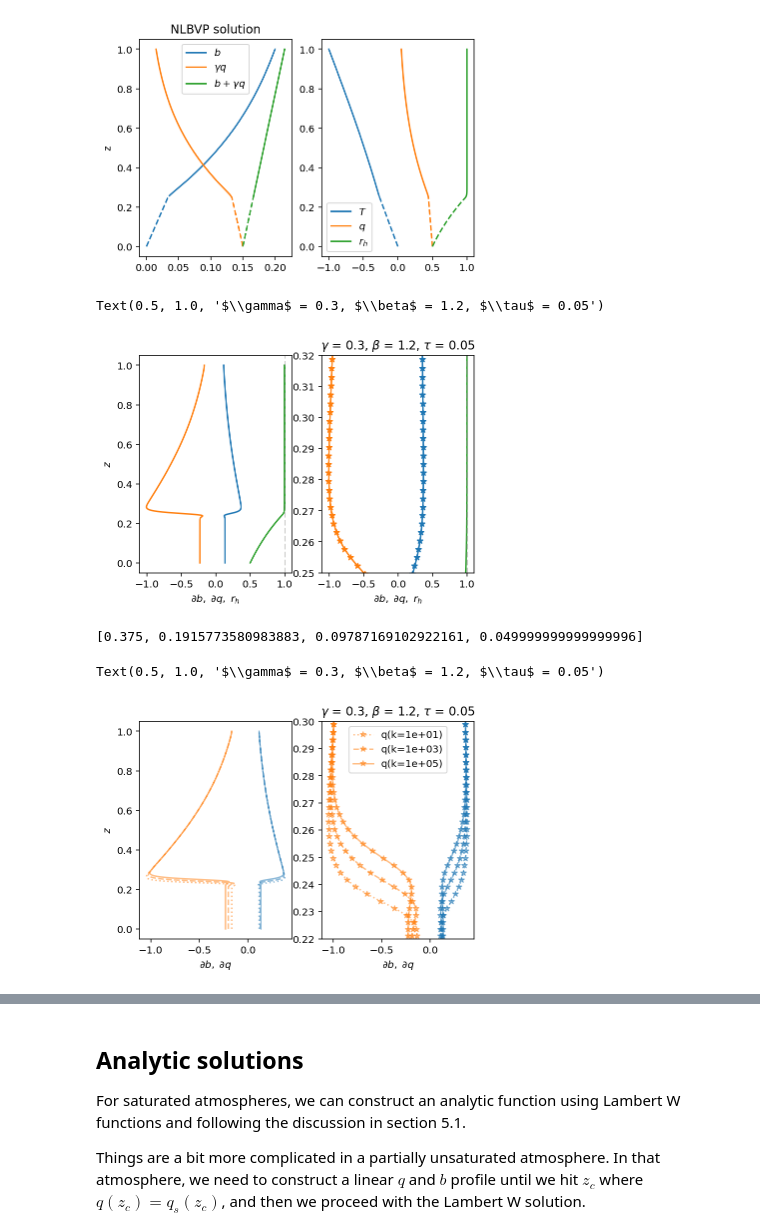
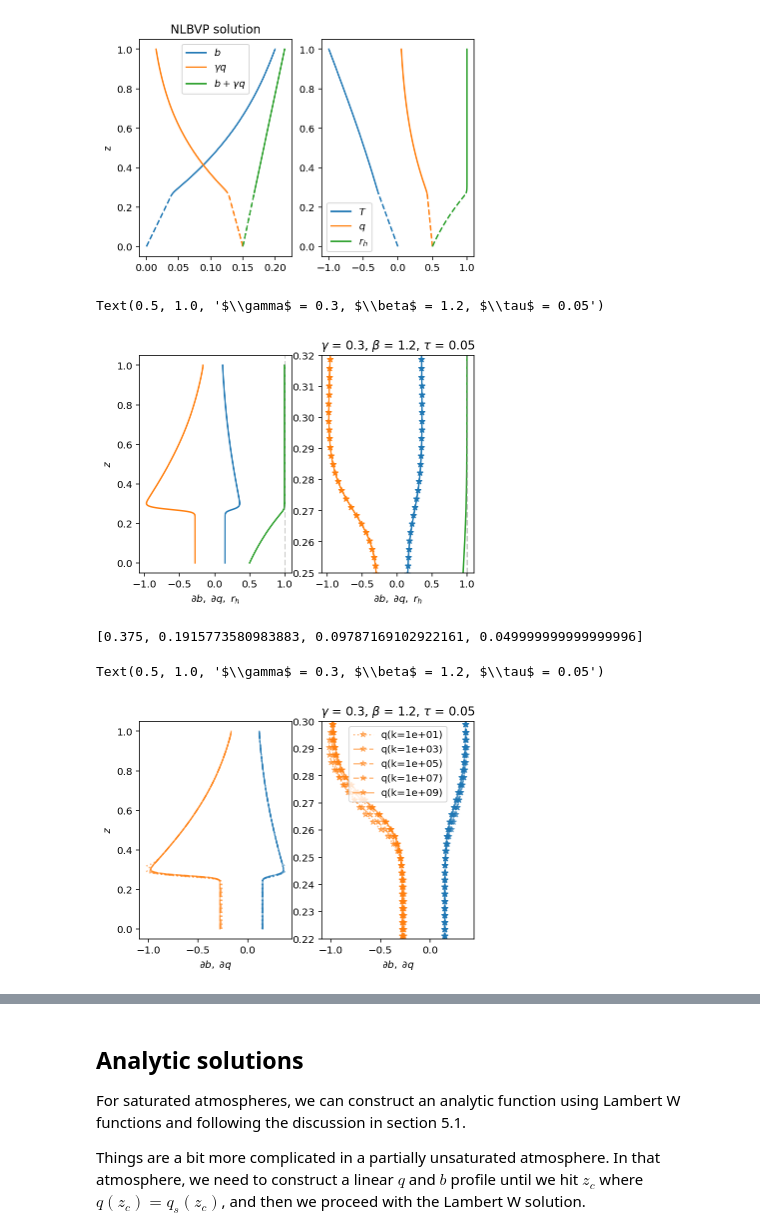
Before and after one commit to jsoishi/rainy_benard_aggregation, a Jupyter notebook: python/nlbvp/rainy_benard_lambert_W_unsaturated_atm.ipynb, the cells around one changed output, grey strips where cells are left out. Cells and saved outputs as stored; diff of their text form; code cells hidden in the pictures.

```diff
--- a/python/nlbvp/rainy_benard_lambert_W_unsaturated_atm.ipynb
+++ b/python/nlbvp/rainy_benard_lambert_W_unsaturated_atm.ipynb
@@ -207,7 +175,7 @@ tau_f = np.log10(tau_Vallis*np.sqrt(Rayleigh))
 for tau_i in np.logspace(np.log10(3/8), tau_f, num=4):
     tau['g'] = tau_i
     # Relax on k
-    for i, k in enumerate([1e1, 1e3, 1e5]):
+    for i, k in enumerate([1e1, 1e3, 1e5, 1e7, 1e9]):
         solver = problem.build_solver()
         pert_norm = np.inf
         tol = 1e-2
@@ -215,7 +183,7 @@ for tau_i in np.logspace(np.log10(3/8), tau_f, num=4):
             solver.newton_iteration()
             pert_norm = sum(pert.allreduce_data_norm('c', 2) for pert in solver.perturbations)
             logger.info("tau = {:.1g}, k = {:.0g}, L2 err = {:.1g}".format(tau['g'][0,0,0], k, pert_norm))
-        NLBVP_sol = {'b':b.copy(), 'q':q.copy(), 'm':(b+γ*q).evaluate(), 'T':temp.evaluate(), 'rh':rh.evaluate()}
+        NLBVP_sol = {'b':b.copy(), 'q':q.copy(), 'm':(b+γ*q).evaluate().copy(), 'T':temp.evaluate().copy(), 'rh':rh.evaluate().copy()}
         if i == 0:
             NLBVP_library[tau_i] = {}
         NLBVP_library[tau_i][k] = NLBVP_sol
@@ -243,5 +208,5 @@ for tau_i in np.logspace(np.log10(3/8), tau_f, num=4):
 # %%
-NLBVP_sol = {'b':b.copy(), 'q':q.copy(), 'm':(b+γ*q).evaluate(), 'T':temp.evaluate(), 'rh':rh.evaluate()}
+NLBVP_sol = {'b':b.copy(), 'q':q.copy(), 'm':(b+γ*q).evaluate().copy(), 'T':temp.evaluate().copy(), 'rh':rh.evaluate().copy()}
 # %%
 value = rh.evaluate()
 value.change_scales(1)
@@ -276,38 +241,38 @@ ax[1].set_xlabel('$\partial b,~\partial q,~r_h$')
 ax[1].set_title(r'$\gamma$ = {:}, $\beta$ = {:}, $\tau$ = {:.1g}'.format(γ,β, tau['g'][0,0,0]))
 # %% [output]
 Text(0.5, 1.0, '$\\gamma$ = 0.3, $\\beta$ = 1.2, $\\tau$ = 0.05')
-[figure, old version]
+[figure, new version]
 # %%
 dz = lambda A: de.Differentiate(A, coords['z'])
 taus = [k for k in NLBVP_library]
 print(taus)
 tau_i = taus[-1]
 fig, ax = plt.subplots(ncols=2)
-linestyles=['dotted', 'dashed', 'solid']
+linestyles=['dotted', 'dashdot','dashdot','dashed', 'solid']
 for i, k in enumerate(NLBVP_library[tau_i]):
     lib = NLBVP_library[tau_i]
     dbdz = dz(lib[k]['b']).evaluate()
     dqdz = dz(lib[k]['q']).evaluate()
     rh = lib[k]['rh']
     dbdz.change_scales(1)
     dqdz.change_scales(1)
     rh.change_scales(1)
     ax[0].plot(dbdz['g'][0,0,:], z[0,0,:], alpha=0.5, linestyle=linestyles[i])
     ax[0].plot(dqdz['g'][0,0,:], z[0,0,:], alpha=0.5, linestyle=linestyles[i])
     ax[0].set_xlabel('$\partial b,~\partial q$')
     ax[0].set_ylabel('$z$')
     ax[1].plot(dbdz['g'][0,0,:], z[0,0,:], marker='*', alpha=0.5, linestyle=linestyles[i])#, label='b(k={:.1g})'.format(k))
     ax[1].plot(dqdz['g'][0,0,:], z[0,0,:], marker='*', alpha=0.5, linestyle=linestyles[i], label='q(k={:.1g})'.format(k))
     ax[1].set_ylim(0.22, 0.30)
     ax[1].set_xlabel('$\partial b,~\partial q$')
     ax[0].set_prop_cycle(None)
     ax[1].set_prop_cycle(None)
 ax[1].legend()
 ax[1].set_title(r'$\gamma$ = {:}, $\beta$ = {:}, $\tau$ = {:.1g}'.format(γ,β, tau_i))
 # %% [output]
 [0.375, 0.1915773580983883, 0.09787169102922161, 0.049999999999999996]
 Text(0.5, 1.0, '$\\gamma$ = 0.3, $\\beta$ = 1.2, $\\tau$ = 0.05')
-[figure, old version]
+[figure, new version]
 # %%
 dz = lambda A: de.Differentiate(A, coords['z'])
 taus = [k for k in NLBVP_library]
```
Also changed, not shown: parts of 6 cells of this notebook.
